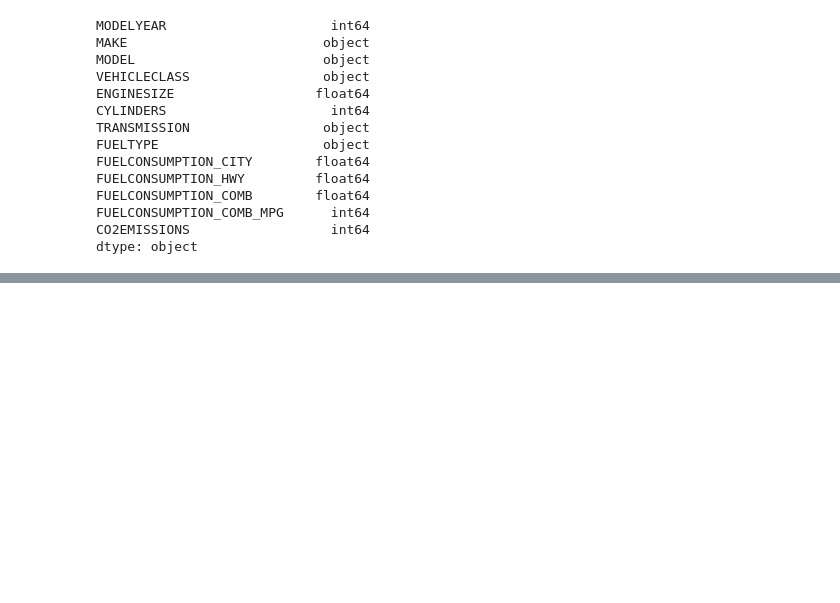
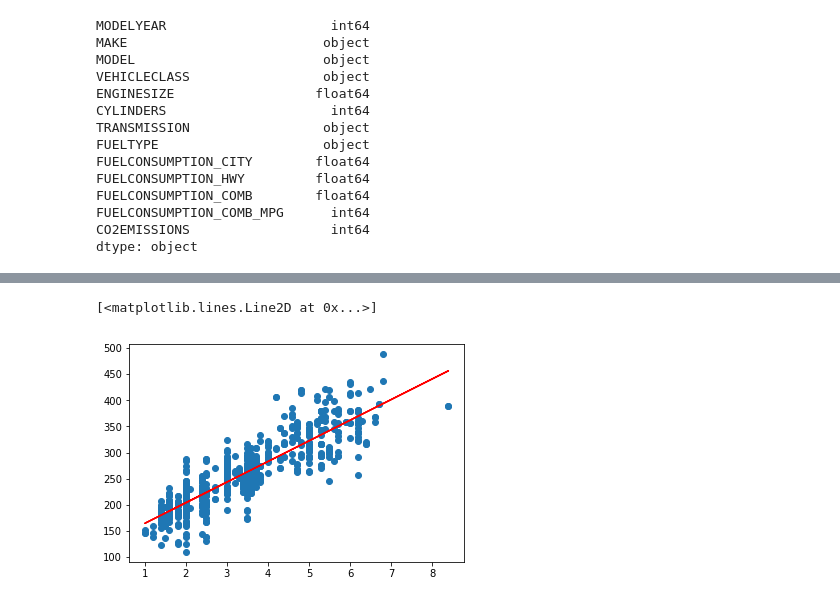
Before and after one commit to sudhirjangra/Machine-Learning, a Jupyter notebook: 1st_Model.ipynb, the cells around one changed output, grey strips where cells are left out. Drawn from its saved outputs; the diff is of its cells as text; code cells hidden in the pictures; blank space fills up the shorter version.

```diff
--- a/1st_Model.ipynb
+++ b/1st_Model.ipynb
@@ -107,0 +226,7 @@ TypeError: cannot do positional indexing on <class 'pandas.core.indexes.base.Ind
+# %%
+X_train_sm=X_train.values.reshape(-1,1)
+X_test_sm=X_test.values.reshape(-1,1)
+# %%
+lm=LinearRegression()
+# %%
+j=lm.fit(X_train_sm,y_train)
@@ -107,0 +254,9 @@ TypeError: cannot do positional indexing on <class 'pandas.core.indexes.base.Ind
+# %%
+y_pred_train=lm.predict(X_train_sm)
+y_pred_test=lm.predict(X_test_sm)
+# %%
+plt.scatter(X_train,y_train)
+plt.plot(X_train,y_pred_train,'R')
+# %% [output]
+[<matplotlib.lines.Line2D at 0x...>]
+[figure, added]
```
Also changed, not shown: parts of 27 cells of this notebook.
